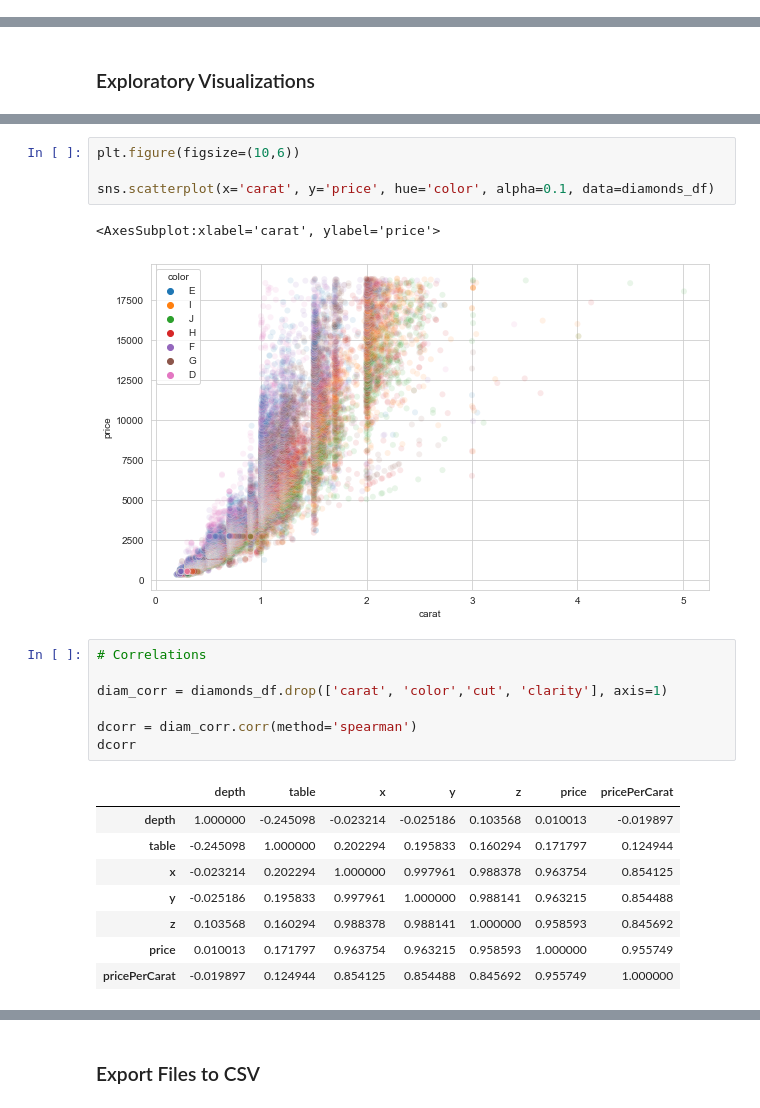
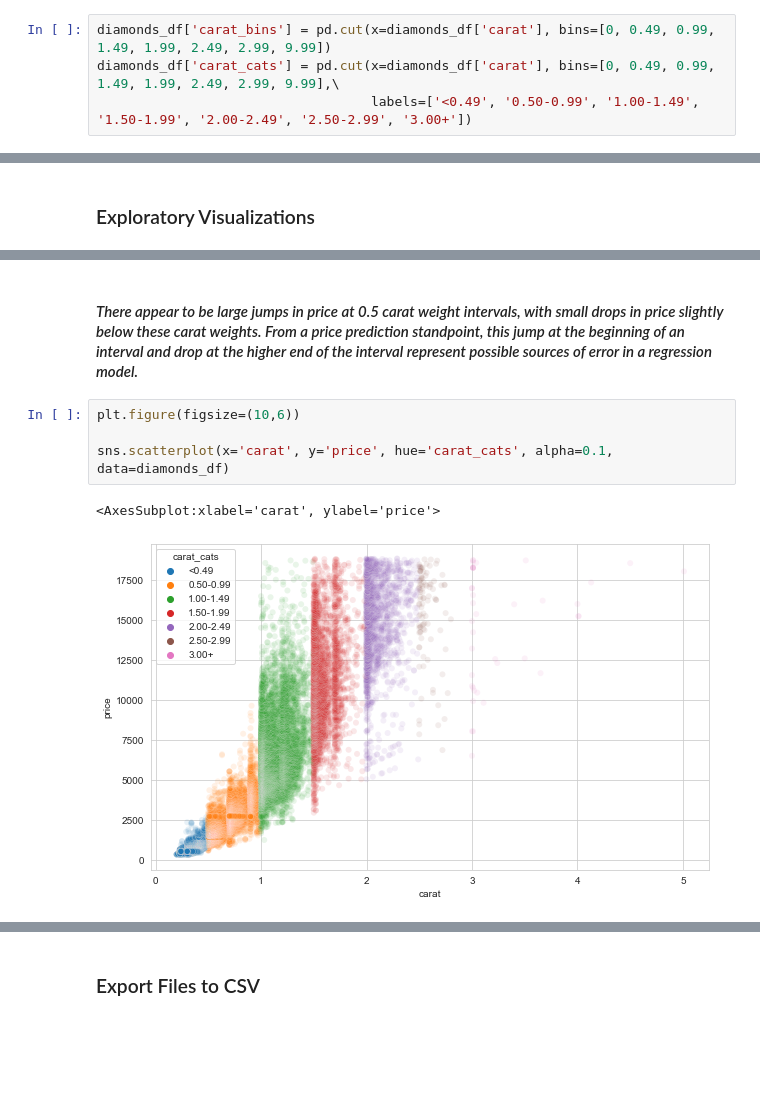
Before and after one commit to nnushart/Capstone3_DiamondPricePrediction, a Jupyter notebook: Notebooks/EDA_Capstone3_DiamondPrices.ipynb, the cells around one changed output, grey strips where cells are left out. Drawn from its saved outputs; the diff is of its cells as text; blank space fills up the shorter version.

Commit message:
EDA completion
Completed exploratory data analysis for diamond data

```diff
--- a/Notebooks/EDA_Capstone3_DiamondPrices.ipynb
+++ b/Notebooks/EDA_Capstone3_DiamondPrices.ipynb
@@ -37,3 +37,7 @@ diamonds_df.sample(10)
 # Create price per carat column
 
 diamonds_df['pricePerCarat'] = diamonds_df['price'] / diamonds_df['carat']
+# %%
+diamonds_df['carat_bins'] = pd.cut(x=diamonds_df['carat'], bins=[0, 0.49, 0.99, 1.49, 1.99, 2.49, 2.99, 9.99])
+diamonds_df['carat_cats'] = pd.cut(x=diamonds_df['carat'], bins=[0, 0.49, 0.99, 1.49, 1.99, 2.49, 2.99, 9.99],\
+                                   labels=['<0.49', '0.50-0.99', '1.00-1.49', '1.50-1.99', '2.00-2.49', '2.50-2.99', '3.00+'])
@@ -42,23 +237,9 @@ diamonds_df['pricePerCarat'] = diamonds_df['price'] / diamonds_df['carat']
+# %% [markdown]
+#### *There appear to be large jumps in price at 0.5 carat weight intervals, with small drops in price slightly below these carat weights. From a price prediction standpoint, this jump at the beginning of an interval and drop at the higher end of the interval represent possible sources of error in a regression model.*
 # %%
 plt.figure(figsize=(10,6))
 
-sns.scatterplot(x='carat', y='price', hue='color', alpha=0.1, data=diamonds_df)
+sns.scatterplot(x='carat', y='price', hue='carat_cats', alpha=0.1, data=diamonds_df)
 # %% [output]
 <AxesSubplot:xlabel='carat', ylabel='price'>
-[figure, old version]
+[figure, new version]
-# %%
-# Correlations
-
-diam_corr = diamonds_df.drop(['carat', 'color','cut', 'clarity'], axis=1)
-
-dcorr = diam_corr.corr(method='spearman')
-dcorr
-# %% [output]
-|  | depth | table | x | y | z | price | pricePerCarat |
-| depth | 1.000000 | -0.245098 | -0.023214 | -0.025186 | 0.103568 | 0.010013 | -0.019897 |
-| table | -0.245098 | 1.000000 | 0.202294 | 0.195833 | 0.160294 | 0.171797 | 0.124944 |
-| x | -0.023214 | 0.202294 | 1.000000 | 0.997961 | 0.988378 | 0.963754 | 0.854125 |
-| y | -0.025186 | 0.195833 | 0.997961 | 1.000000 | 0.988141 | 0.963215 | 0.854488 |
-| z | 0.103568 | 0.160294 | 0.988378 | 0.988141 | 1.000000 | 0.958593 | 0.845692 |
-| price | 0.010013 | 0.171797 | 0.963754 | 0.963215 | 0.958593 | 1.000000 | 0.955749 |
-| pricePerCarat | -0.019897 | 0.124944 | 0.854125 | 0.854488 | 0.845692 | 0.955749 | 1.000000 |
```
Also changed, not shown: parts of 20 cells of this notebook.
